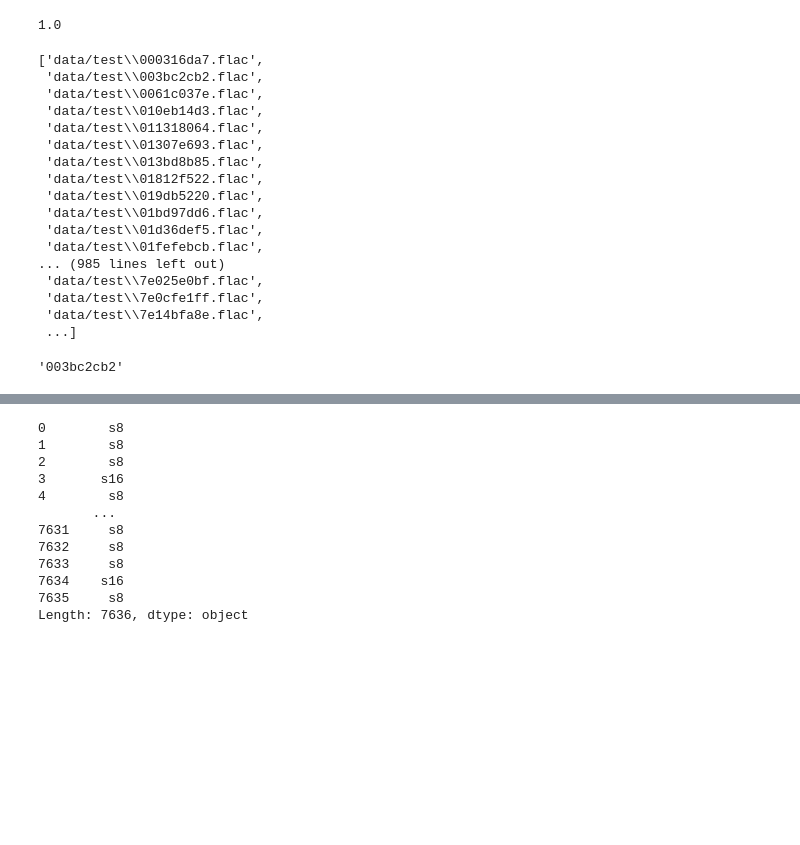
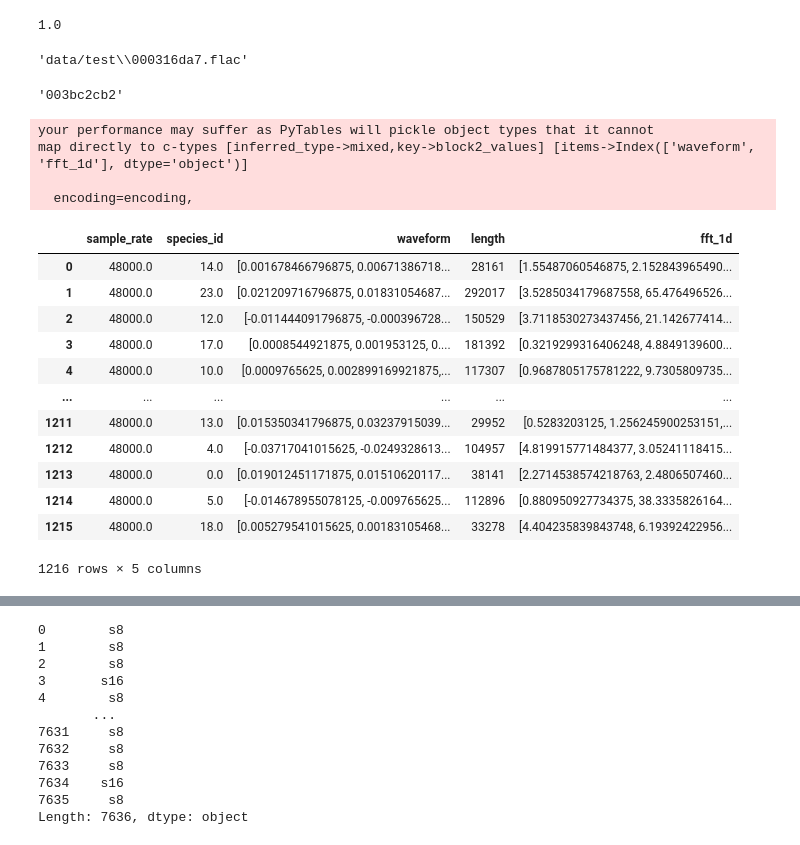
Before and after one commit to bhavishy6/KaggleRainforestChallenge, a Jupyter notebook: Logistic Regression.ipynb, the cells around one changed output, grey strips where cells are left out. Saved outputs shown, nothing was run; the diff lists cells and outputs as text; code cells hidden in the pictures; blank space fills up the shorter version.

Commit message:
train on whole set

```diff
--- a/Logistic Regression.ipynb
+++ b/Logistic Regression.ipynb
@@ -95,29 +116,38 @@ logreg.score(X_test, y_test)
 # %%
 testfiles = glob.glob( 'data/test/*.flac' )
 # %%
-testfiles
+testfiles[0]
 # %% [output]
-['data/test\\000316da7.flac',
- 'data/test\\003bc2cb2.flac',
- 'data/test\\0061c037e.flac',
- 'data/test\\010eb14d3.flac',
- 'data/test\\011318064.flac',
- 'data/test\\01307e693.flac',
- 'data/test\\013bd8b85.flac',
- 'data/test\\01812f522.flac',
- 'data/test\\019db5220.flac',
- 'data/test\\01bd97dd6.flac',
- 'data/test\\01d36def5.flac',
- 'data/test\\01fefebcb.flac',
-... (985 lines left out)
- 'data/test\\7e025e0bf.flac',
- 'data/test\\7e0cfe1ff.flac',
- 'data/test\\7e14bfa8e.flac',
- ...]
+'data/test\\000316da7.flac'
 # %%
 testfiles[1][10:19]
 # %% [output]
 '003bc2cb2'
+# %%
+train_classified.to_hdf(r'train_classified_logreg.h5', key='stage', mode='w')
+# %% [output]
+your performance may suffer as PyTables will pickle object types that it cannot
+map directly to c-types [inferred_type->mixed,key->block2_values] [items->Index(['waveform', 'fft_1d'], dtype='object')]
+
+  encoding=encoding,
+# %%
+train_classified = pd.read_hdf("train_classified_logreg.h5", key='stage')
+# %%
+train_classified
+# %% [output]
+|  | sample_rate | species_id | waveform | length | fft_1d |
+| 0 | 48000.0 | 14.0 | [0.001678466796875, 0.00671386718... | 28161 | [1.55487060546875, 2.152843965490... |
+| 1 | 48000.0 | 23.0 | [0.021209716796875, 0.01831054687... | 292017 | [3.5285034179687558, 65.476496526... |
+| 2 | 48000.0 | 12.0 | [-0.011444091796875, -0.000396728... | 150529 | [3.7118530273437456, 21.142677414... |
+| 3 | 48000.0 | 17.0 | [0.0008544921875, 0.001953125, 0.... | 181392 | [0.3219299316406248, 4.8849139600... |
+| 4 | 48000.0 | 10.0 | [0.0009765625, 0.002899169921875,... | 117307 | [0.9687805175781222, 9.7305809735... |
+| ... | ... | ... | ... | ... | ... |
+| 1211 | 48000.0 | 13.0 | [0.015350341796875, 0.03237915039... | 29952 | [0.5283203125, 1.256245900253151,... |
+| 1212 | 48000.0 | 4.0 | [-0.03717041015625, -0.0249328613... | 104957 | [4.819915771484377, 3.05241118415... |
+| 1213 | 48000.0 | 0.0 | [0.019012451171875, 0.01510620117... | 38141 | [2.2714538574218763, 2.4806507460... |
+| 1214 | 48000.0 | 5.0 | [-0.014678955078125, -0.009765625... | 112896 | [0.880950927734375, 38.3335826164... |
+| 1215 | 48000.0 | 18.0 | [0.005279541015625, 0.00183105468... | 33278 | [4.404235839843748, 6.19392422956... |
+1216 rows × 5 columns
 # %%
 test_df = pd.DataFrame()
 # %%
```
Also changed, not shown: parts of 27 cells of this notebook, 1 other file.
